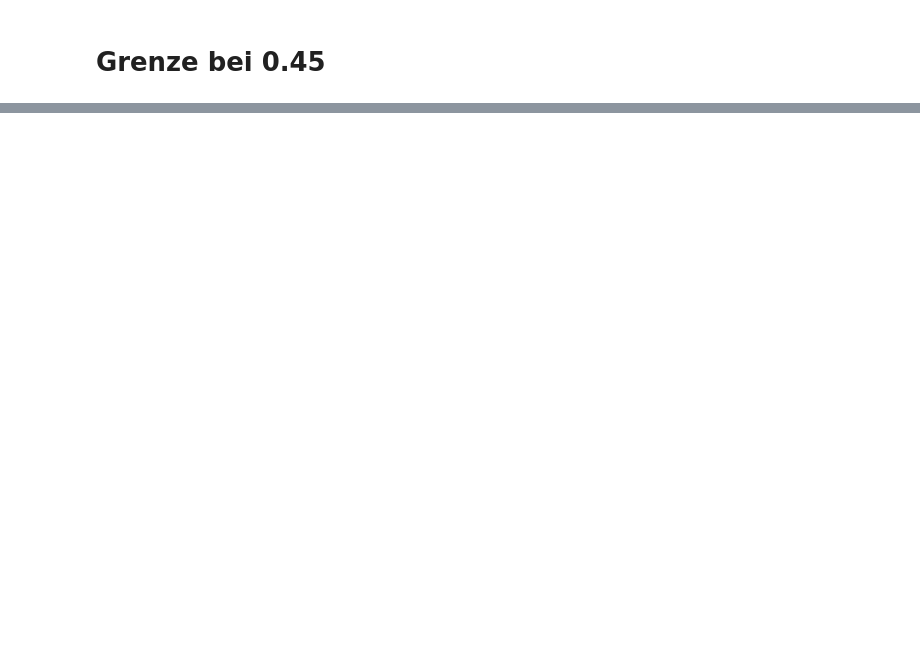
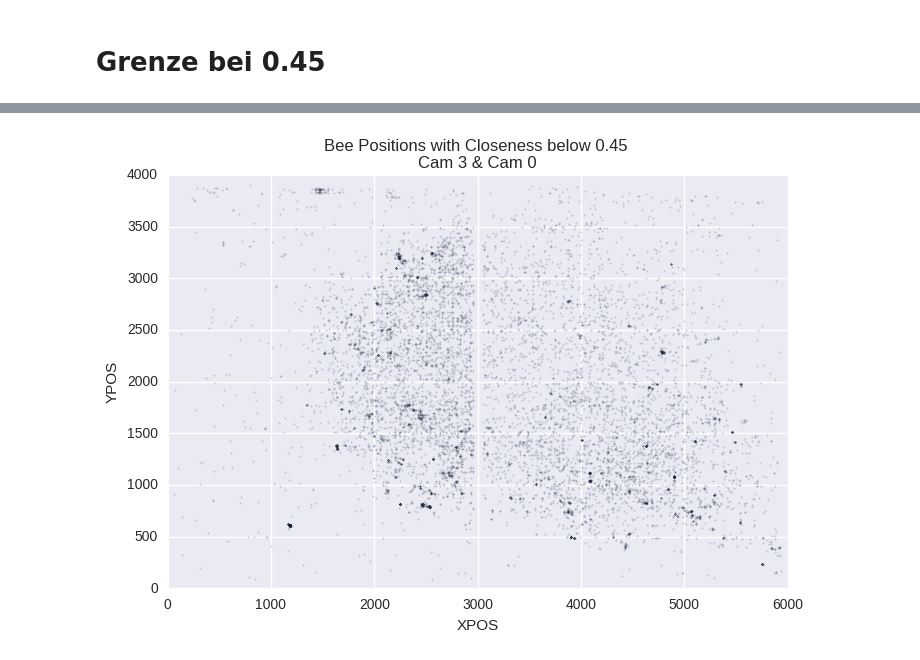
Before and after one commit to aschle/bees-sna, a Jupyter notebook: bib/1DAYcloseness_KDE.ipynb, the cells around one changed output, grey strips where cells are left out. Saved outputs shown, nothing was run; the diff lists cells and outputs as text; code cells hidden in the pictures; blank space fills up the shorter version.

```diff
--- a/bib/1DAYcloseness_KDE.ipynb
+++ b/bib/1DAYcloseness_KDE.ipynb
@@ -149,0 +54,32 @@ plt.axes().set_aspect('equal')
+# %%
+db_path = "/storage/mi/aschle/data.db"
+conn = sqlite3.connect(db_path)
+c = conn.cursor()
+# %%
+def plotClosenessXY(txt, df, camIDleft, camIDright, s=5000):
+    data_l = df[df.CAM_ID == camIDleft].sample(s)
+    data_r = df[df.CAM_ID == camIDright].sample(s)
+    data_r.XPOS = data_r.XPOS + 3000
+    data = pd.concat([data_l,data_r])
+    data.plot.scatter(x='XPOS', y="YPOS",s=1, xlim=(0,6000),ylim=(0,4000), alpha=0.2)
+    plt.axes().set_aspect('equal')
+    plt.axes().set_title("{} \nCam {} & Cam {}".format(txt, str(camIDleft), str(camIDright)))
+# %%
+def getDFwithIDS(ids, conn):
+    ids_str = ', '.join([str(x) for x in ids])
+    sql = '''
+        SELECT d.XPOS, d.YPOS, d.ID, fc.CAM_ID
+        FROM DETECTIONS d
+        INNER JOIN FRAME f
+        ON d.FRAME_ID=f.FRAME_ID
+        INNER JOIN FRAME_CONTAINER fc
+        ON f.FC_ID=fc.FC_ID
+        WHERE d.ID IN ({});
+    '''.format(ids_str)
+    return pd.read_sql(sql, conn)
+# %%
+df_s = getDFwithIDS(IDsmaller, conn)
+# %%
+plotClosenessXY("Bee Positions with Closeness below 0.45", df_s, 3, 0)
+# %% [output]
+[figure, added]
```
Also changed, not shown: parts of 50 cells of this notebook.
